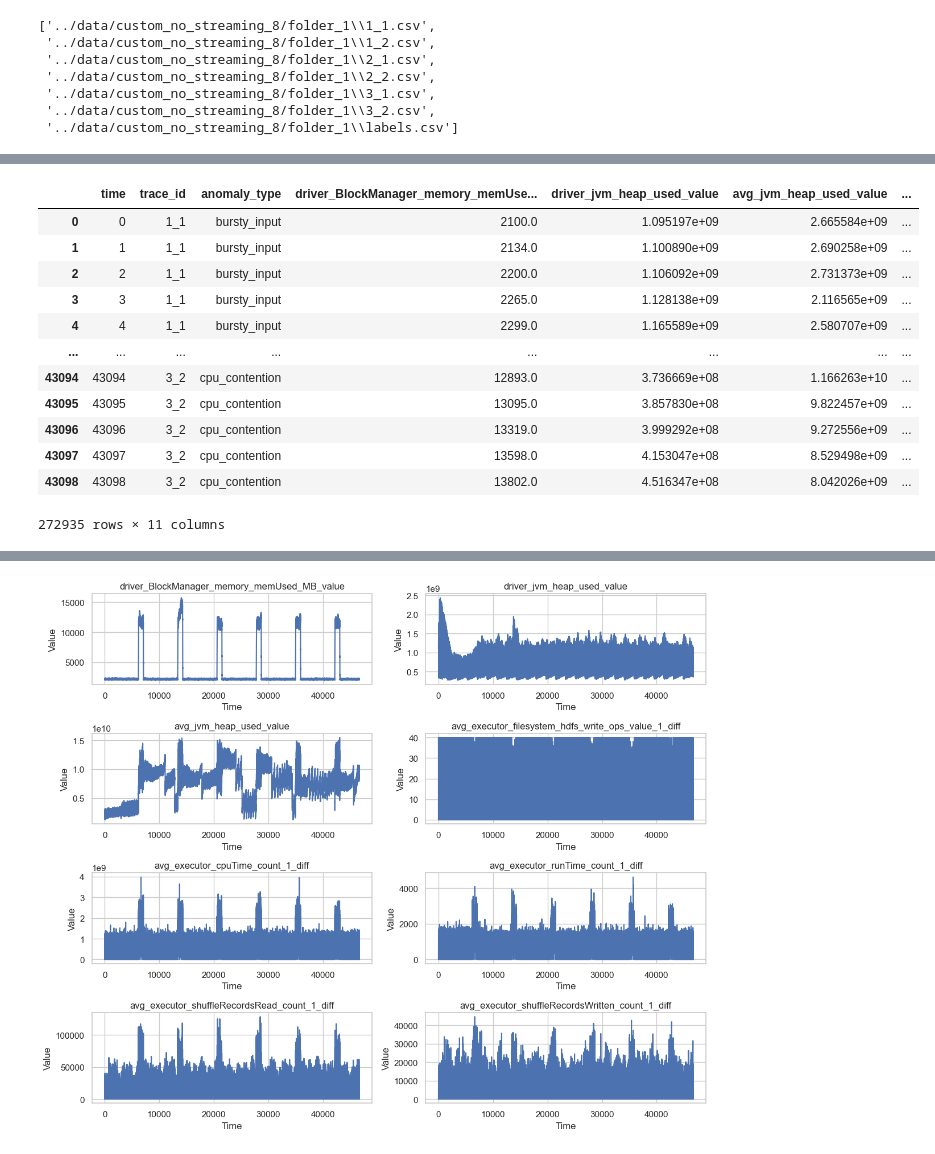
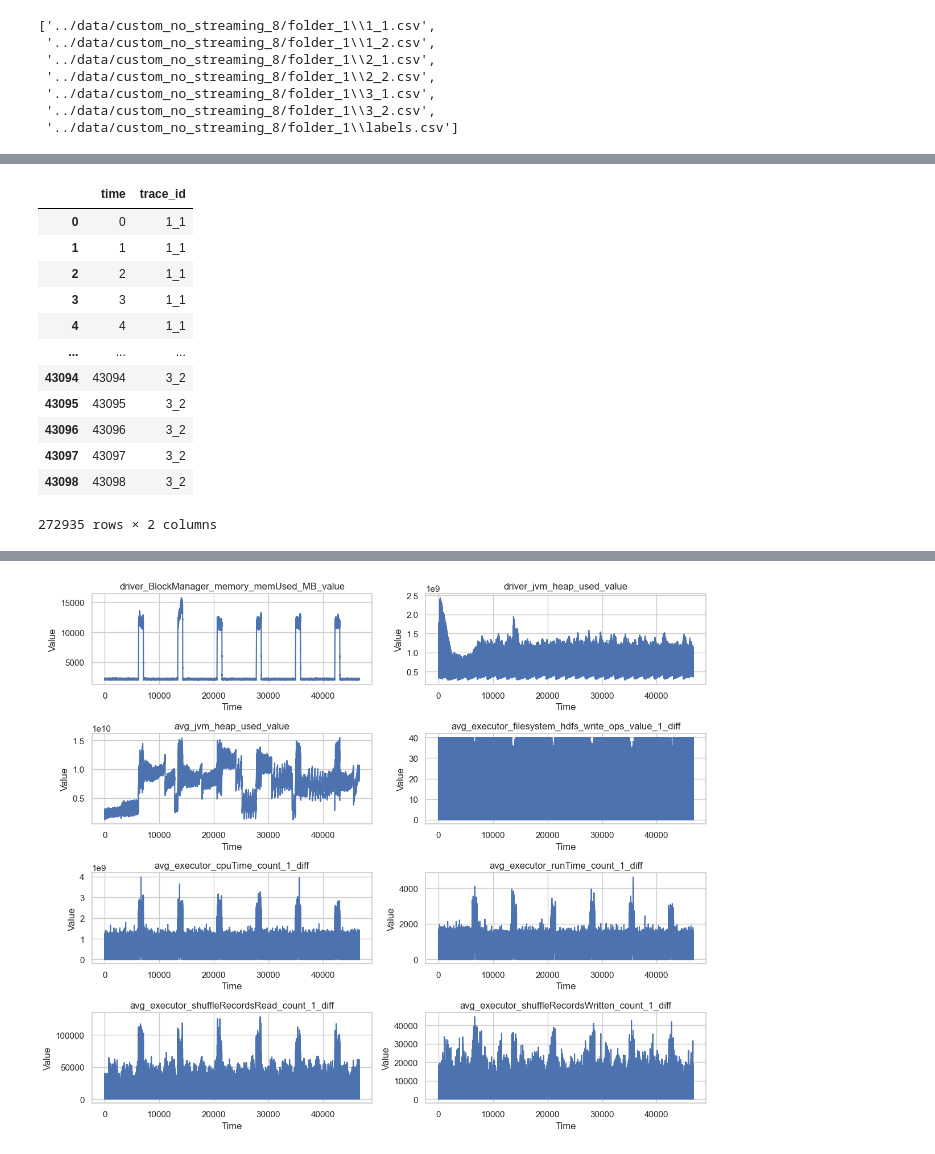
Before and after one commit to Yedson54/project-exstream, a Jupyter notebook: notebooks/extsream_1.ipynb, the cells around one changed output, grey strips where cells are left out. Cells and saved outputs as stored; diff of their text form; code cells hidden in the pictures.

```diff
--- a/notebooks/extsream.ipynb
+++ b/notebooks/extsream_1.ipynb
@@ -83,16 +70,16 @@ dtype: int64
 # %%
-anomaly_df
+anomaly_df[["time", "trace_id"]].
 # %% [output]
-|  | time | trace_id | anomaly_type | driver_BlockManager_memory_memUse... | driver_jvm_heap_used_value | avg_jvm_heap_used_value | ... |
-| 0 | 0 | 1_1 | bursty_input | 2100.0 | 1.095197e+09 | 2.665584e+09 | ... |
-| 1 | 1 | 1_1 | bursty_input | 2134.0 | 1.100890e+09 | 2.690258e+09 | ... |
-| 2 | 2 | 1_1 | bursty_input | 2200.0 | 1.106092e+09 | 2.731373e+09 | ... |
-| 3 | 3 | 1_1 | bursty_input | 2265.0 | 1.128138e+09 | 2.116565e+09 | ... |
-| 4 | 4 | 1_1 | bursty_input | 2299.0 | 1.165589e+09 | 2.580707e+09 | ... |
-| ... | ... | ... | ... | ... | ... | ... | ... |
-| 43094 | 43094 | 3_2 | cpu_contention | 12893.0 | 3.736669e+08 | 1.166263e+10 | ... |
-| 43095 | 43095 | 3_2 | cpu_contention | 13095.0 | 3.857830e+08 | 9.822457e+09 | ... |
-| 43096 | 43096 | 3_2 | cpu_contention | 13319.0 | 3.999292e+08 | 9.272556e+09 | ... |
-| 43097 | 43097 | 3_2 | cpu_contention | 13598.0 | 4.153047e+08 | 8.529498e+09 | ... |
-| 43098 | 43098 | 3_2 | cpu_contention | 13802.0 | 4.516347e+08 | 8.042026e+09 | ... |
+|  | time | trace_id |
+| 0 | 0 | 1_1 |
+| 1 | 1 | 1_1 |
+| 2 | 2 | 1_1 |
+| 3 | 3 | 1_1 |
+| 4 | 4 | 1_1 |
+| ... | ... | ... |
+| 43094 | 43094 | 3_2 |
+| 43095 | 43095 | 3_2 |
+| 43096 | 43096 | 3_2 |
+| 43097 | 43097 | 3_2 |
+| 43098 | 43098 | 3_2 |
-272935 rows × 11 columns
+272935 rows × 2 columns
```
Also changed, not shown: parts of 12 cells of this notebook.
